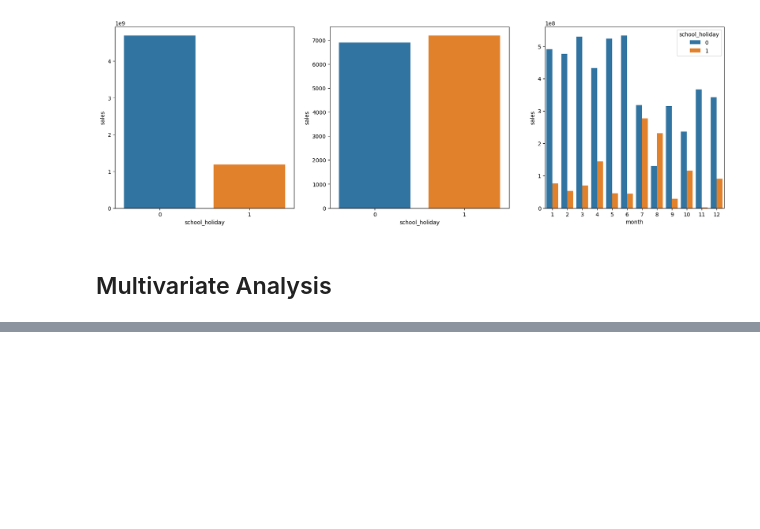
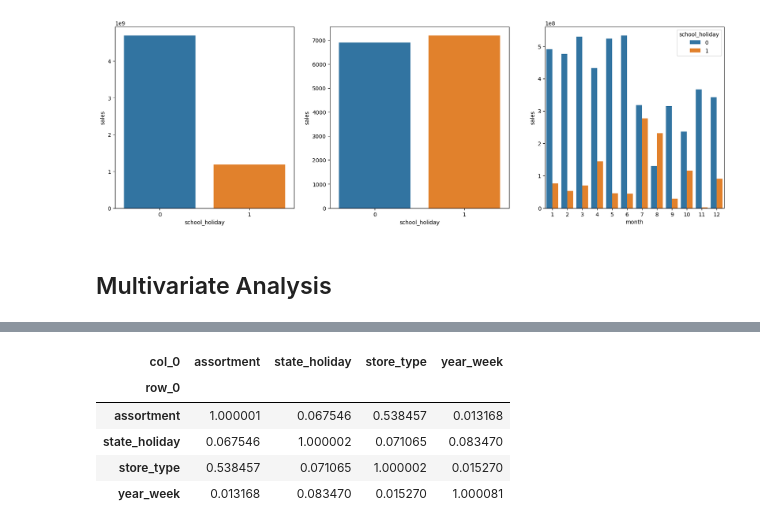
Before and after one commit to biazotogabriel/ds_em_producao, a Jupyter notebook: notebook.ipynb, the cells around one changed output, grey strips where cells are left out. Cells and saved outputs as stored; diff of their text form; code cells hidden in the pictures; blank space fills up the shorter version.

```diff
--- a/notebook.ipynb
+++ b/notebook.ipynb
@@ -683,0 +728,15 @@ sns.barplot(x='month', y='sales', hue='school_holiday', data=df_aux)
+# %%
+correlations = pd.crosstab(cat_attributes.columns, cat_attributes.columns)
+
+for column in correlations.columns:
+    for row in correlations.index:
+        correlations.loc[row, column] = cramer_v(cat_attributes[row], cat_attributes[column])
+
+correlations
+# %% [output]
+| col_0 | assortment | state_holiday | store_type | year_week |
+| row_0 |  |  |  |  |
+| assortment | 1.000001 | 0.067546 | 0.538457 | 0.013168 |
+| state_holiday | 0.067546 | 1.000002 | 0.071065 | 0.083470 |
+| store_type | 0.538457 | 0.071065 | 1.000002 | 0.015270 |
+| year_week | 0.013168 | 0.083470 | 0.015270 | 1.000081 |
```
Also changed, not shown: parts of 8 cells of this notebook.
